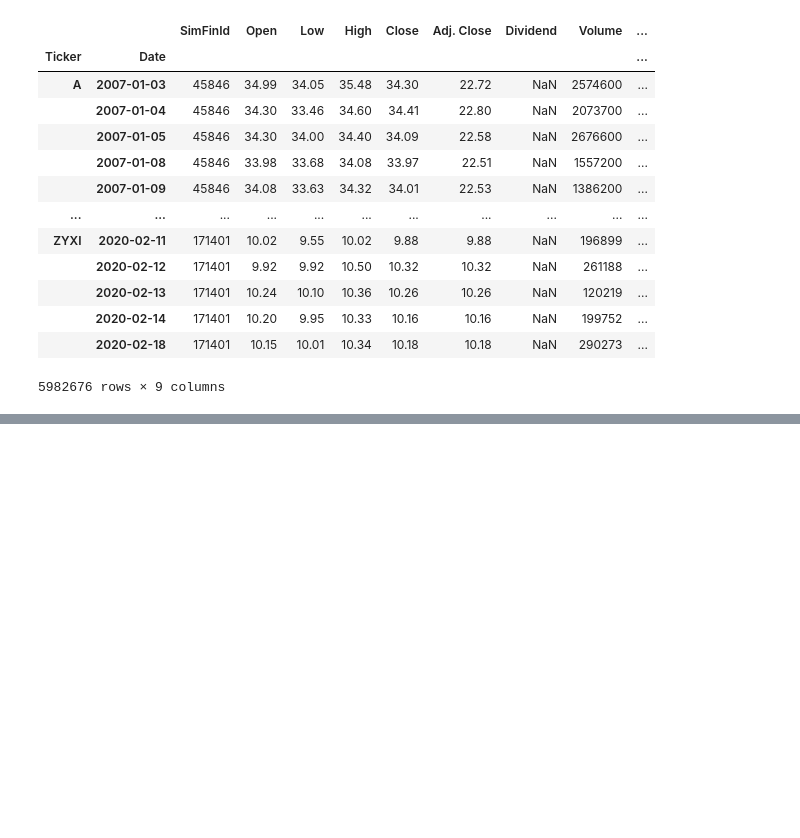
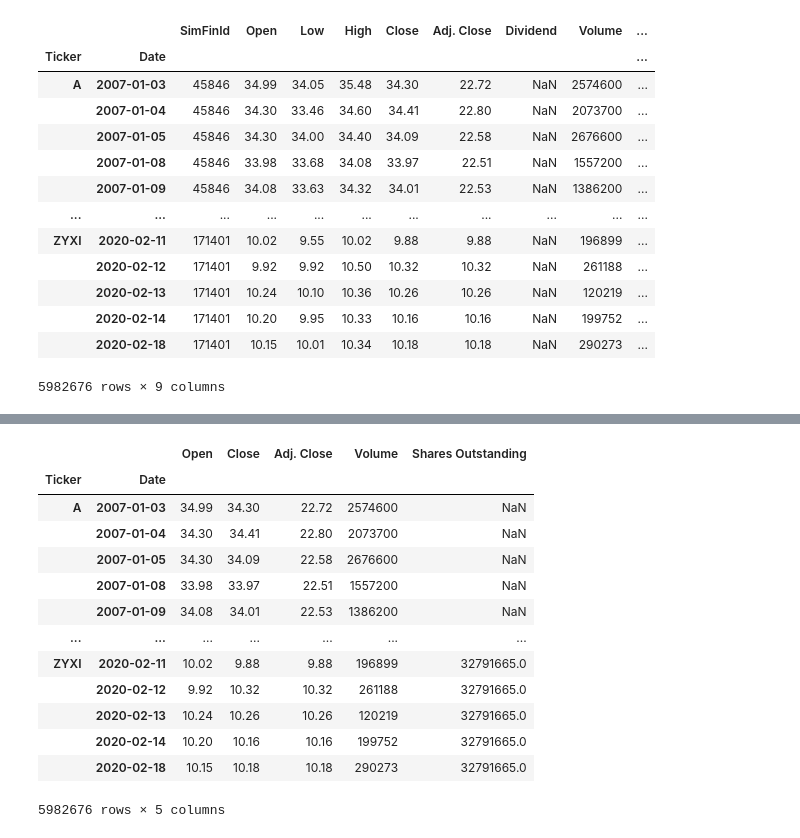
Before and after one commit to MuayThaiLegz/ScientificMethod_ForInvesting-, a Jupyter notebook: barrnun.ipynb, the cells around one changed output, grey strips where cells are left out. Drawn from its saved outputs; the diff is of its cells as text; code cells hidden in the pictures; blank space fills up the shorter version.

```diff
--- a/barrnun.ipynb
+++ b/barrnun.ipynb
@@ -328,0 +525,19 @@ df['Ticker']
+# %%
+ticktock_ticker = ticker_data[["Open", "Close", "Adj. Close", "Volume", "Shares Outstanding"]]
+# %%
+ticktock_ticker
+# %% [output]
+|  |  | Open | Close | Adj. Close | Volume | Shares Outstanding |
+| Ticker | Date |  |  |  |  |  |
+| A | 2007-01-03 | 34.99 | 34.30 | 22.72 | 2574600 | NaN |
+|  | 2007-01-04 | 34.30 | 34.41 | 22.80 | 2073700 | NaN |
+|  | 2007-01-05 | 34.30 | 34.09 | 22.58 | 2676600 | NaN |
+|  | 2007-01-08 | 33.98 | 33.97 | 22.51 | 1557200 | NaN |
+|  | 2007-01-09 | 34.08 | 34.01 | 22.53 | 1386200 | NaN |
+| ... | ... | ... | ... | ... | ... | ... |
+| ZYXI | 2020-02-11 | 10.02 | 9.88 | 9.88 | 196899 | 32791665.0 |
+|  | 2020-02-12 | 9.92 | 10.32 | 10.32 | 261188 | 32791665.0 |
+|  | 2020-02-13 | 10.24 | 10.26 | 10.26 | 120219 | 32791665.0 |
+|  | 2020-02-14 | 10.20 | 10.16 | 10.16 | 199752 | 32791665.0 |
+|  | 2020-02-18 | 10.15 | 10.18 | 10.18 | 290273 | 32791665.0 |
+5982676 rows × 5 columns
```
Also changed, not shown: parts of 65 cells of this notebook.
